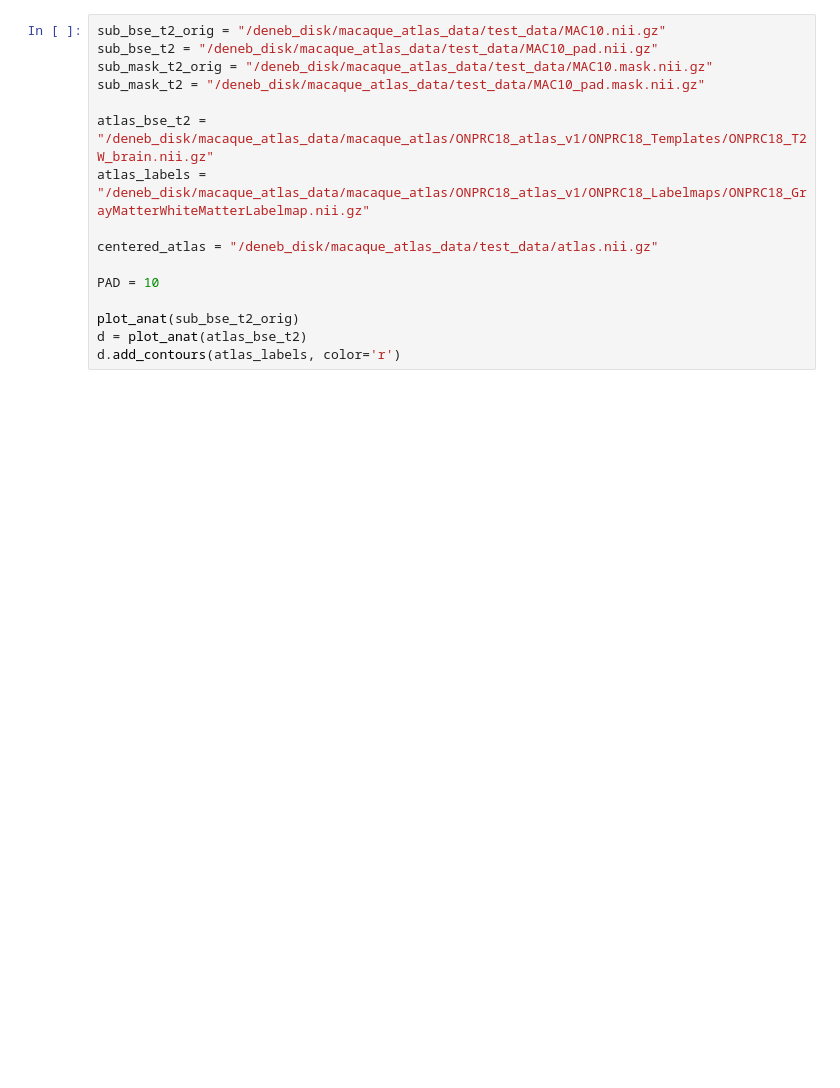
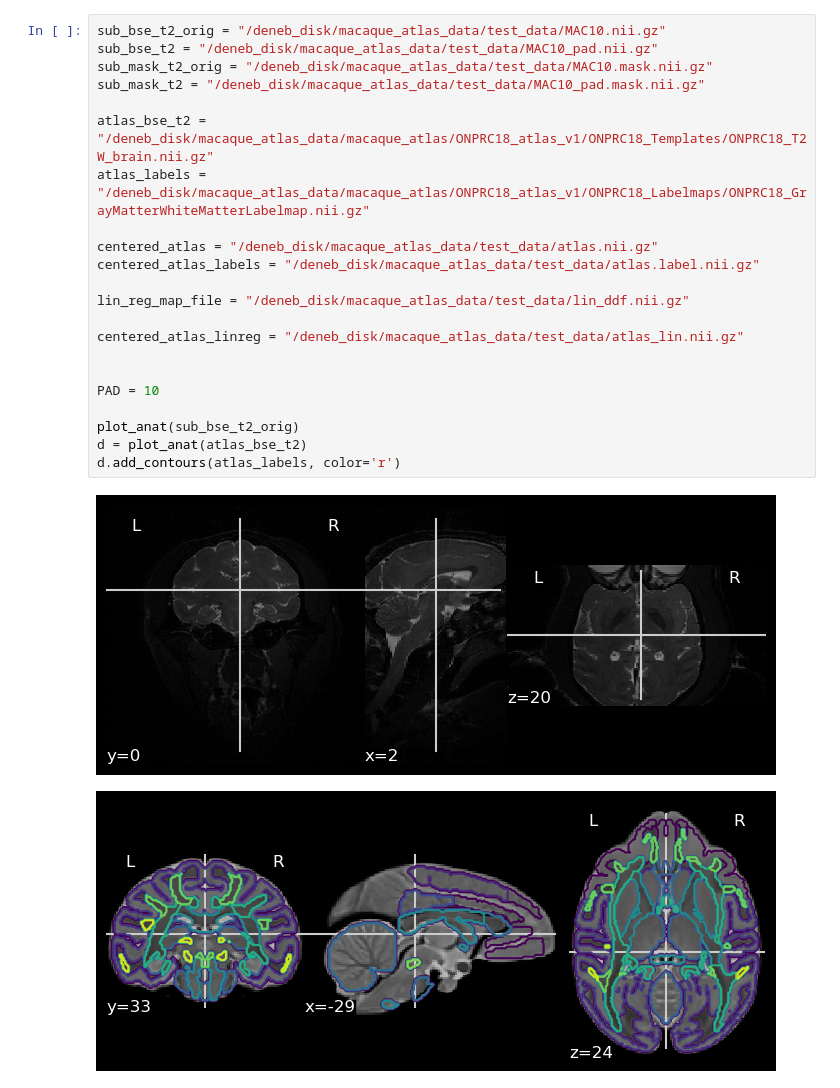
Before and after one commit to ajoshiusc/macaque_reg, a Jupyter notebook: main_reg.ipynb, the cells around one changed output. Drawn from its saved outputs; the diff is of its cells as text; blank space fills up the shorter version.

```diff
--- a/main_reg.ipynb
+++ b/main_reg.ipynb
@@ -10,19 +10,28 @@ from utils import pad_nifti_image, multires_registration
 # %%
 sub_bse_t2_orig = "/deneb_disk/macaque_atlas_data/test_data/MAC10.nii.gz"
 sub_bse_t2 = "/deneb_disk/macaque_atlas_data/test_data/MAC10_pad.nii.gz"
 sub_mask_t2_orig = "/deneb_disk/macaque_atlas_data/test_data/MAC10.mask.nii.gz"
 sub_mask_t2 = "/deneb_disk/macaque_atlas_data/test_data/MAC10_pad.mask.nii.gz"
 
 atlas_bse_t2 = "/deneb_disk/macaque_atlas_data/macaque_atlas/ONPRC18_atlas_v1/ONPRC18_Templates/ONPRC18_T2W_brain.nii.gz"
 atlas_labels = "/deneb_disk/macaque_atlas_data/macaque_atlas/ONPRC18_atlas_v1/ONPRC18_Labelmaps/ONPRC18_GrayMatterWhiteMatterLabelmap.nii.gz"
 
 centered_atlas = "/deneb_disk/macaque_atlas_data/test_data/atlas.nii.gz"
+centered_atlas_labels = "/deneb_disk/macaque_atlas_data/test_data/atlas.label.nii.gz"
+
+lin_reg_map_file = "/deneb_disk/macaque_atlas_data/test_data/lin_ddf.nii.gz"
+
+centered_atlas_linreg = "/deneb_disk/macaque_atlas_data/test_data/atlas_lin.nii.gz"
+
 
 PAD = 10
 
 plot_anat(sub_bse_t2_orig)
 d = plot_anat(atlas_bse_t2)
 d.add_contours(atlas_labels, color='r')
+# %% [output]
+[figure, added]
+[figure, added]
 # %%
 pad_nifti_image(sub_bse_t2_orig, sub_bse_t2, PAD)
 pad_nifti_image(sub_mask_t2_orig, sub_mask_t2, PAD)
```
Also changed, not shown: parts of 5 cells of this notebook, 2 other files.
